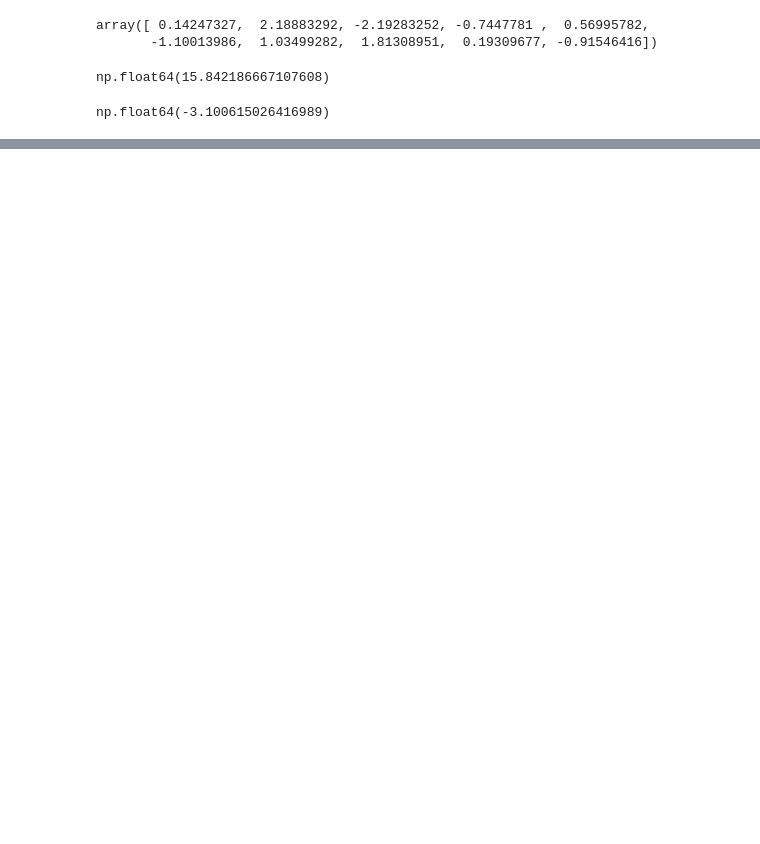
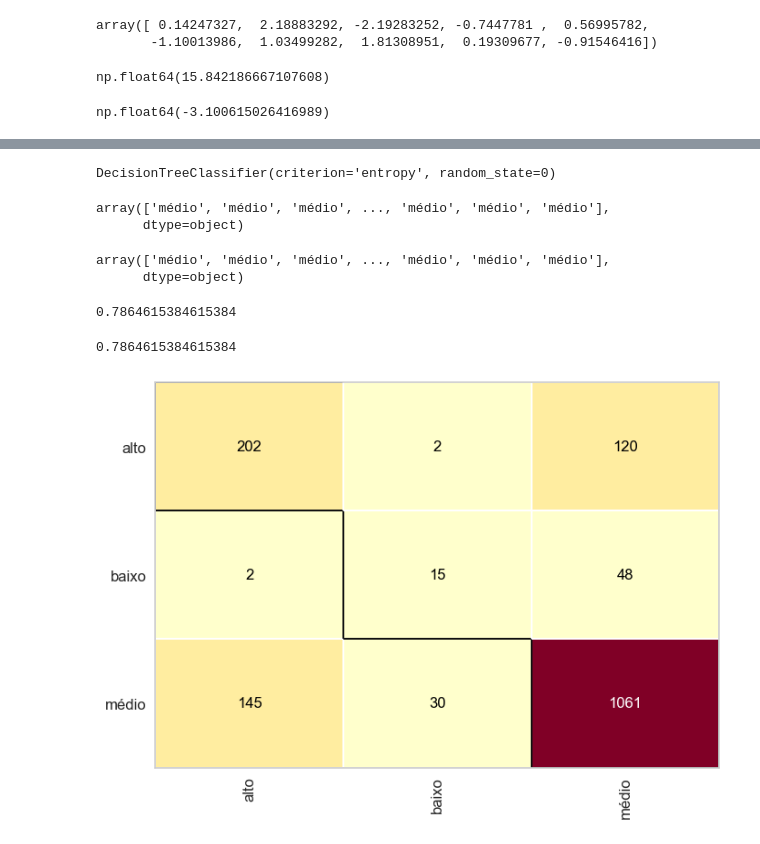
Before and after one commit to 022Vinicius/qualidade_vinho, a Jupyter notebook: qualidade_vinho.ipynb, the cells around one changed output, grey strips where cells are left out. Cells and saved outputs as stored; diff of their text form; code cells hidden in the pictures; blank space fills up the shorter version.

```diff
--- a/qualidade_vinho.ipynb
+++ b/qualidade_vinho.ipynb
@@ -332,0 +333,2 @@ np.float64(-3.100615026416989)
+# %%
+X_treinamento,X_teste, y_treinamento, y_teste = train_test_split(X_base, y_base, test_size=0.25, random_state=0)
@@ -332,0 +349,5 @@ np.float64(-3.100615026416989)
+# %%
+arvore_decisao = DecisionTreeClassifier(criterion='entropy', random_state=0)
+arvore_decisao.fit(X_treinamento, y_treinamento)
+# %% [output]
+DecisionTreeClassifier(criterion='entropy', random_state=0)
@@ -332,0 +356,10 @@ np.float64(-3.100615026416989)
+# %%
+previsoes
+# %% [output]
+array(['médio', 'médio', 'médio', ..., 'médio', 'médio', 'médio'],
+      dtype=object)
+# %%
+y_teste
+# %% [output]
+array(['médio', 'médio', 'médio', ..., 'médio', 'médio', 'médio'],
+      dtype=object)
@@ -332,0 +368,12 @@ np.float64(-3.100615026416989)
+# %%
+accuracy_score(y_teste,previsoes)
+# %% [output]
+0.7864615384615384
+# %%
+from yellowbrick.classifier import ConfusionMatrix
+cm = ConfusionMatrix(arvore_decisao)
+cm.fit(X_treinamento, y_treinamento)
+cm.score(X_teste, y_teste)
+# %% [output]
+0.7864615384615384
+[figure, added]
```
Also changed, not shown: parts of 21 cells of this notebook.
